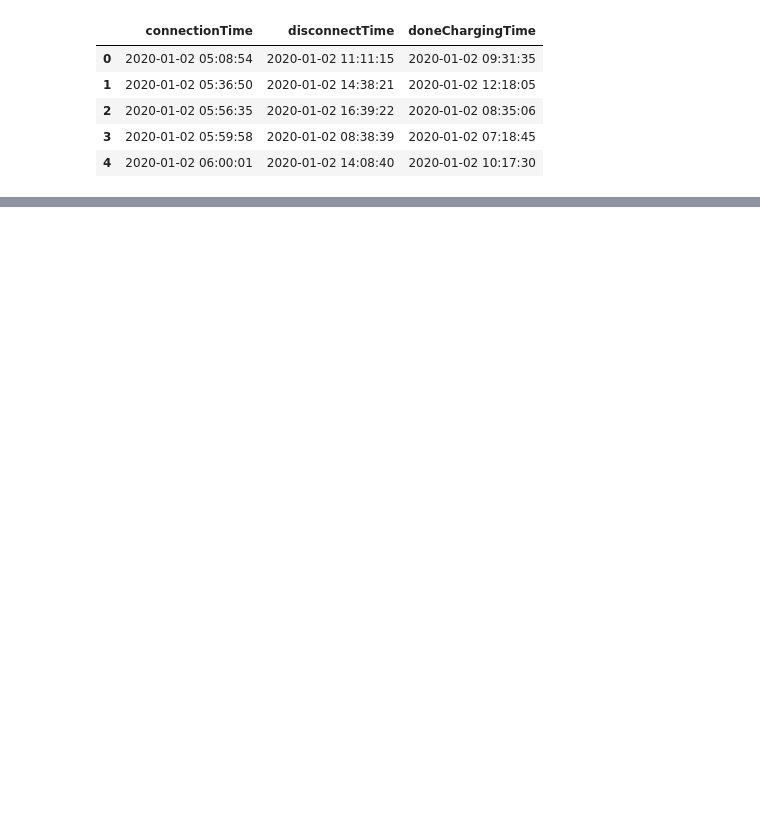
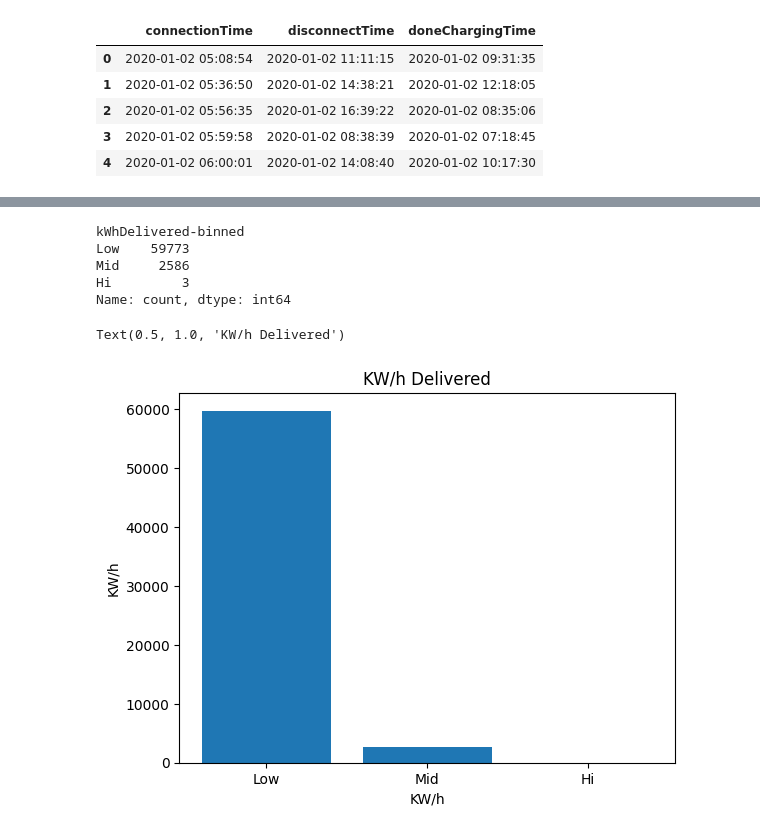
Before and after one commit to AnalyticsAvengers/AA_Project, a Jupyter notebook: 02_Descriptive_Analysis_testing.ipynb, the cells around one changed output, grey strips where cells are left out. Saved outputs shown, nothing was run; the diff lists cells and outputs as text; code cells hidden in the pictures; blank space fills up the shorter version.

```diff
--- a/02_Descriptive_Analysis_testing.ipynb
+++ b/02_Descriptive_Analysis_testing.ipynb
@@ -575,0 +668,5 @@ cs_test2.head()
+# %%
+group_names = ["Low", "Mid", "Hi"]
+# %%
+cs_test2['kWhDelivered-binned'] = pd.cut(cs_test2["kWhDelivered"], bins, labels=group_names, include_lowest=True )
+cs_test2[['kWhDelivered','kWhDelivered-binned']].head(20)
@@ -575,0 +691,20 @@ cs_test2.head()
+# %%
+cs_test2["kWhDelivered-binned"].value_counts()
+# %% [output]
+kWhDelivered-binned
+Low    59773
+Mid     2586
+Hi         3
+Name: count, dtype: int64
+# %%
+%matplotlib inline
+import matplotlib as plt
+from matplotlib import pyplot
+pyplot.bar(group_names, cs_test2["kWhDelivered-binned"].value_counts())
+
+plt.pyplot.xlabel("KW/h")
+plt.pyplot.ylabel("KW/h")
+plt.pyplot.title("KW/h Delivered")
+# %% [output]
+Text(0.5, 1.0, 'KW/h Delivered')
+[figure, added]
```
Also changed, not shown: parts of 34 cells of this notebook.
